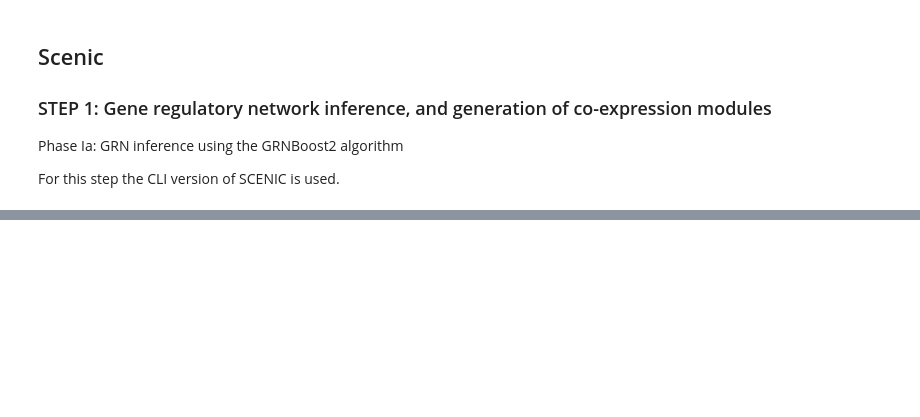
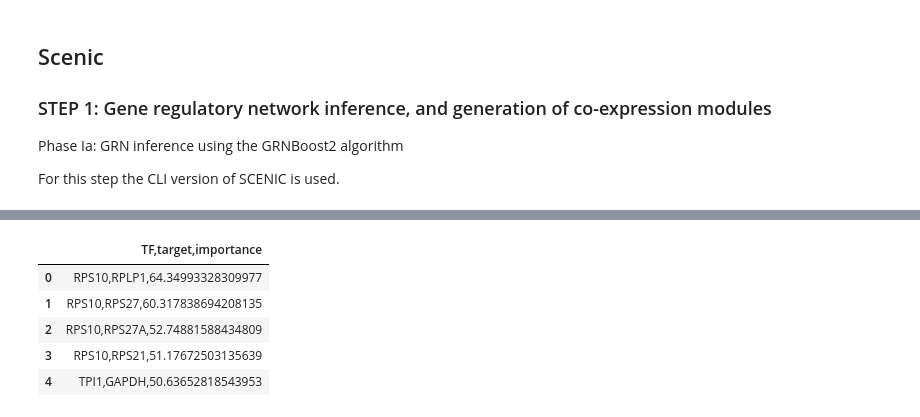
Before and after one commit to VergaJU/BoneMarrow_scRNA-Seq, a Jupyter notebook: Transcription_factors/pySCENIC_NK_mm.ipynb, the cells around one changed output, grey strips where cells are left out. Saved outputs shown, nothing was run; the diff lists cells and outputs as text; code cells hidden in the pictures; blank space fills up the shorter version.

```diff
--- a/Transcription_factors/pySCENIC_NK_mm.ipynb
+++ b/Transcription_factors/pySCENIC_NK_mm.ipynb
@@ -116,3 +129,10 @@ computing dask graph
 # %%
-adjacencies = pd.read_csv("adj.tsv", index_col=False, sep='\t')
+adjacencies = pd.read_csv("Results/adj.csv", index_col=False, sep='\t')
 adjacencies.head()
+# %% [output]
+|  | TF,target,importance |
+| 0 | RPS10,RPLP1,64.34993328309977 |
+| 1 | RPS10,RPS27,60.317838694208135 |
+| 2 | RPS10,RPS27A,52.74881588434809 |
+| 3 | RPS10,RPS21,51.17672503135639 |
+| 4 | TPI1,GAPDH,50.63652818543953 |
```
Also changed, not shown: parts of 16 cells of this notebook.
